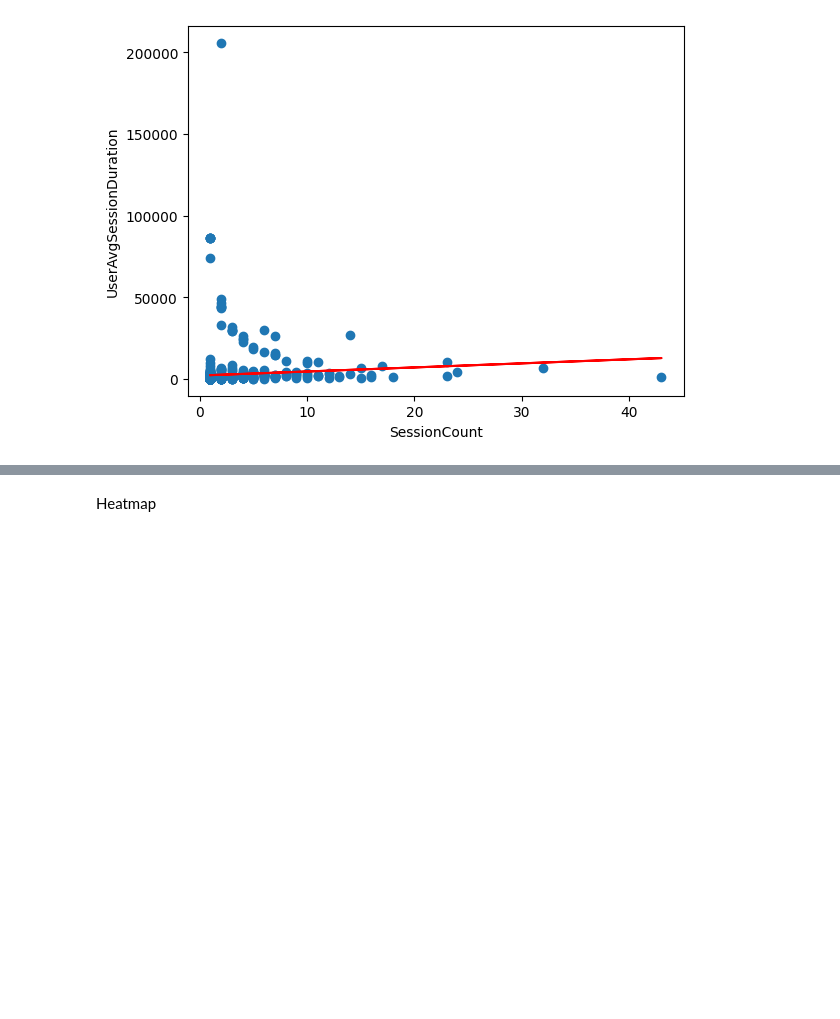
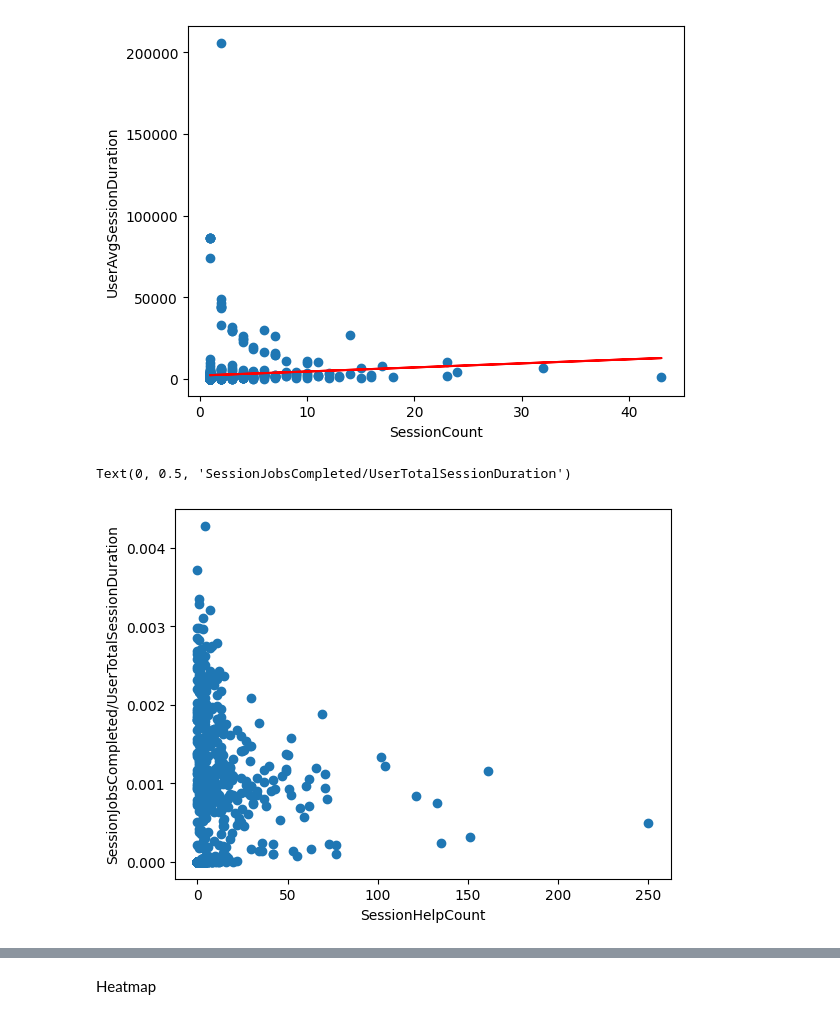
Before and after one commit to opengamedata/opengamedata-samples, a Jupyter notebook: AQUALAB/templates/Aqualab_template_players.ipynb, the cells around one changed output, grey strips where cells are left out. Saved outputs shown, nothing was run; the diff lists cells and outputs as text; code cells hidden in the pictures; blank space fills up the shorter version.

```diff
--- a/AQUALAB/templates/Aqualab_template_players.ipynb
+++ b/AQUALAB/templates/Aqualab_template_players.ipynb
@@ -384,3 +379,11 @@ plt.ylabel(col2)
 # %% [output]
 Text(0, 0.5, 'UserAvgSessionDuration')
 [figure]
+# %%
+#scatter plot comparing help to jobs_completed/active time
+plt.scatter(df_Aggregate.SessionHelpCount, df_Aggregate.SessionJobsCompleted/df_Aggregate.UserTotalSessionDuration) #ActiveTime is a str, can not be divided
+plt.xlabel("SessionHelpCount")
+plt.ylabel("SessionJobsCompleted/UserTotalSessionDuration")
+# %% [output]
+Text(0, 0.5, 'SessionJobsCompleted/UserTotalSessionDuration')
+[figure, added]
```
Also changed, not shown: parts of 39 cells of this notebook.
